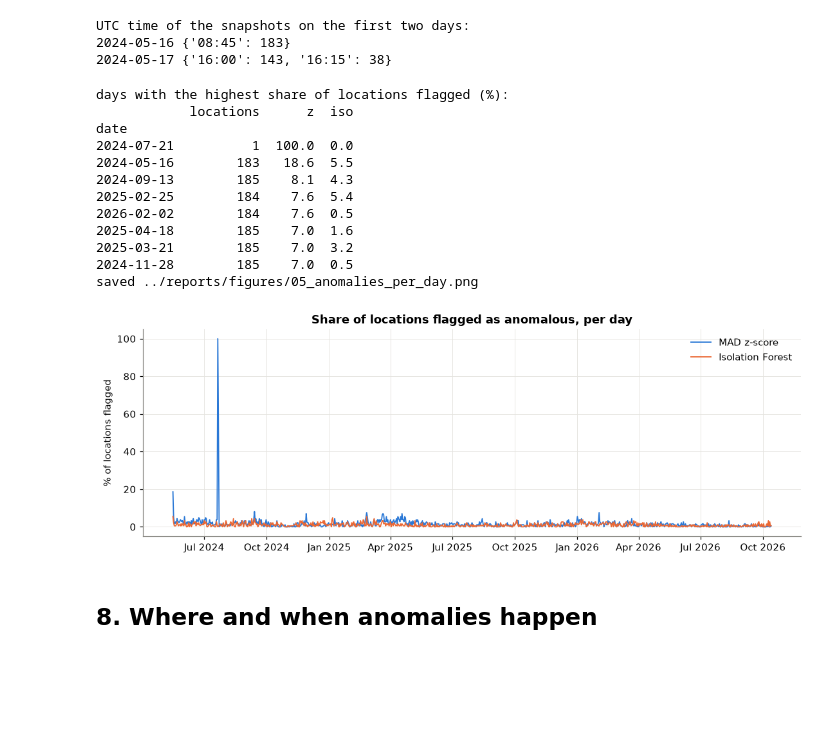
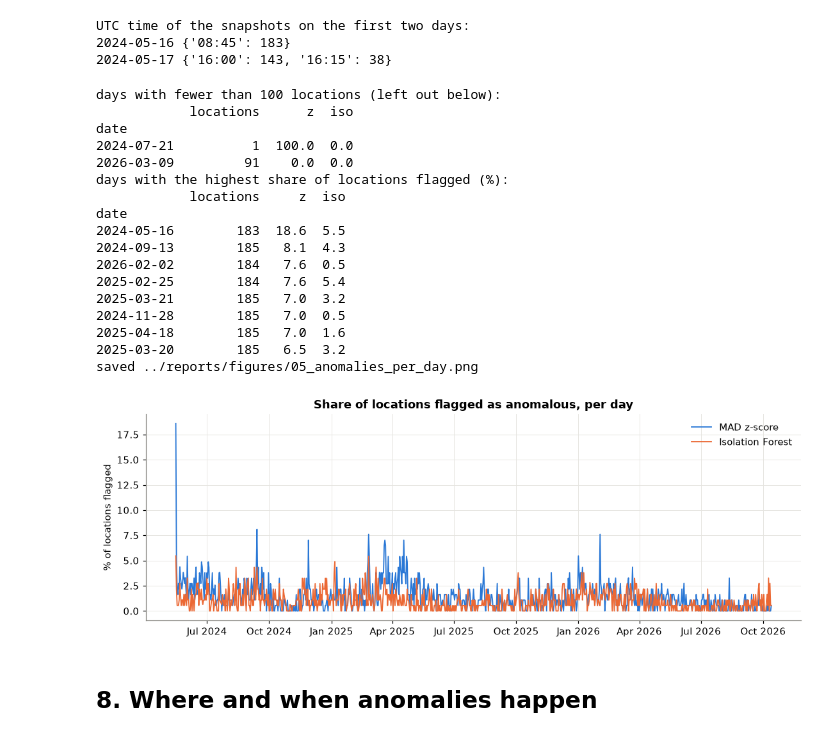
Before and after one commit to Akhil498-coder/weather-trend-forecasting, a Jupyter notebook: notebooks/05_anomaly_detection.ipynb, the cells around one changed output. Drawn from its saved outputs; the diff is of its cells as text; code cells hidden in the pictures; blank space fills up the shorter version.

```diff
--- a/notebooks/05_anomaly_detection.ipynb
+++ b/notebooks/05_anomaly_detection.ipynb
@@ -253,33 +253,41 @@ UTC time of the snapshots on the first two days:
 # %%
 daily = df.groupby('date').agg(locations=('loc', 'size'), z=('anomaly_z', 'mean'), iso=('anomaly_iso', 'mean'))
 daily[['z', 'iso']] *= 100
+print('days with fewer than 100 locations (left out below):')
+print(daily[daily['locations'] < 100])
+daily = daily[daily['locations'] >= 100]
 print('days with the highest share of locations flagged (%):')
 print(daily.sort_values('z', ascending=False).head(8).round(1))
 
 fig, ax = plt.subplots(figsize=(12, 3.8))
 ax.plot(daily.index, daily['z'], color=PALETTE[0], linewidth=1.2, label='MAD z-score')
 ax.plot(daily.index, daily['iso'], color=PALETTE[1], linewidth=1.2, label='Isolation Forest')
 ax.set_ylabel('% of locations flagged')
 ax.set_title('Share of locations flagged as anomalous, per day')
 ax.legend(frameon=False)
 ax.xaxis.set_major_locator(mdates.MonthLocator(bymonth=[1, 4, 7, 10]))
 ax.xaxis.set_major_formatter(mdates.DateFormatter('%b %Y'))
 save(fig, '05_anomalies_per_day.png')
 plt.show()
 # %% [output]
-days with the highest share of locations flagged (%):
+days with fewer than 100 locations (left out below):
             locations      z  iso
 date
 2024-07-21          1  100.0  0.0
-2024-05-16        183   18.6  5.5
-2024-09-13        185    8.1  4.3
-2025-02-25        184    7.6  5.4
-2026-02-02        184    7.6  0.5
-2025-04-18        185    7.0  1.6
-2025-03-21        185    7.0  3.2
-2024-11-28        185    7.0  0.5
+2026-03-09         91    0.0  0.0
+days with the highest share of locations flagged (%):
+            locations     z  iso
+date
+2024-05-16        183  18.6  5.5
+2024-09-13        185   8.1  4.3
+2026-02-02        184   7.6  0.5
+2025-02-25        184   7.6  5.4
+2025-03-21        185   7.0  3.2
+2024-11-28        185   7.0  0.5
+2025-04-18        185   7.0  1.6
+2025-03-20        185   6.5  3.2
 saved ../reports/figures/05_anomalies_per_day.png
-[figure, old version]
+[figure, new version]
 # %% [markdown]
 ## 8. Where and when anomalies happen
 # %%
```
Also changed, not shown: parts of 2 cells of this notebook, 13 other files.
